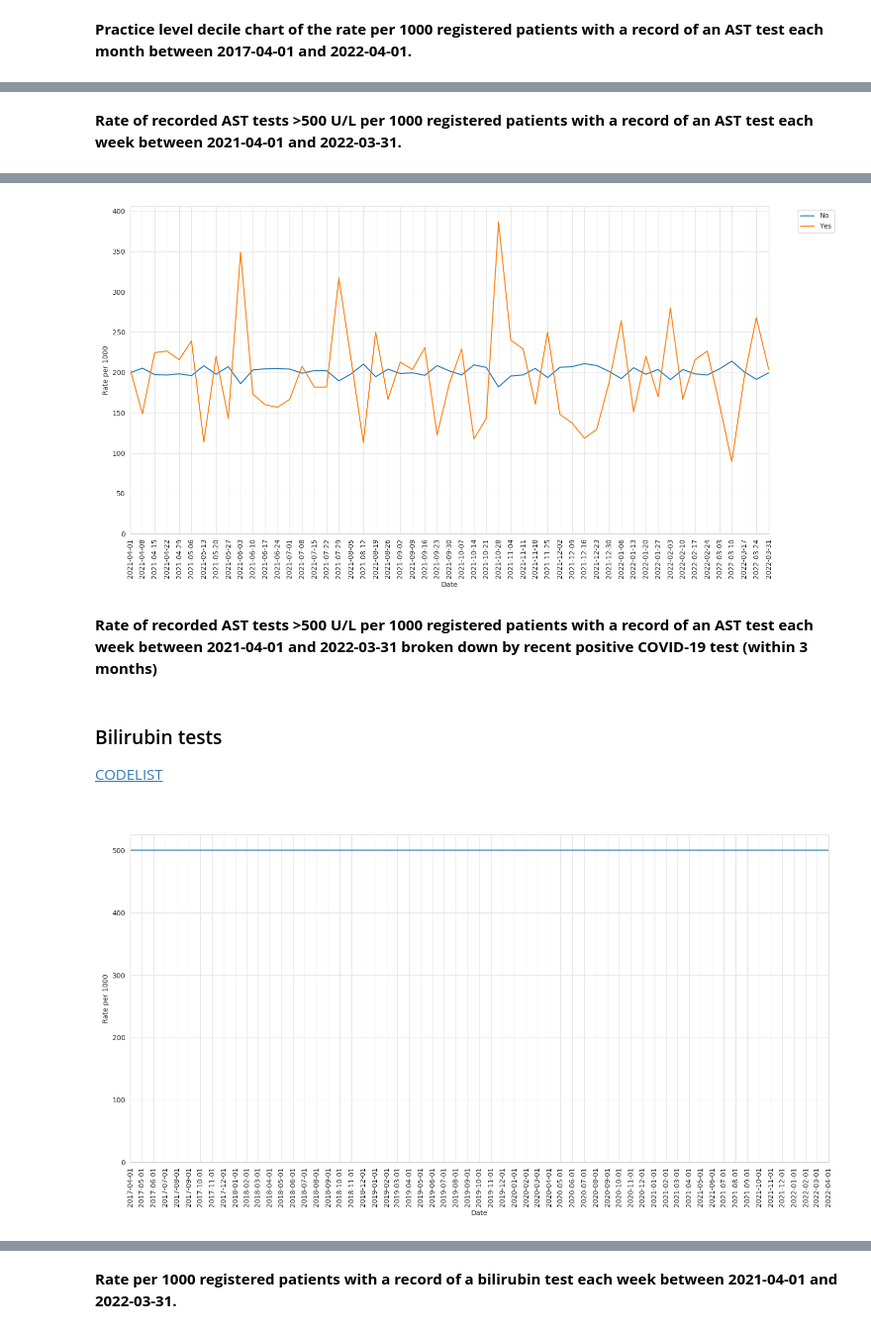
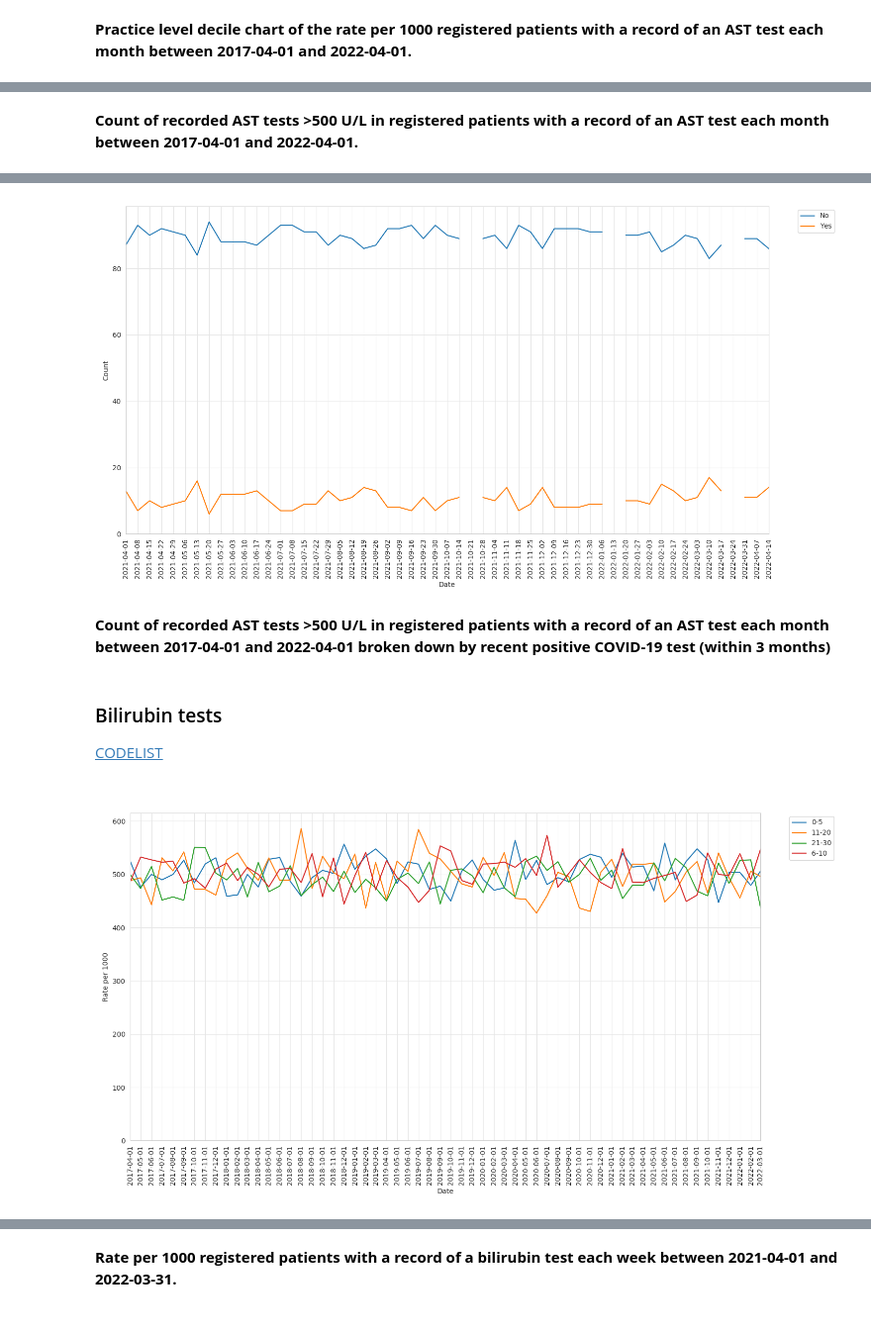
Before and after one commit to opensafely/hepatitis_in_children, a Jupyter notebook: analysis/report.ipynb, the cells around one changed output, grey strips where cells are left out. Shown at 99% size. Drawn from its saved outputs; the diff is of its cells as text; code cells hidden in the pictures.

```diff
--- a/analysis/report.ipynb
+++ b/analysis/report.ipynb
@@ -153,22 +150,22 @@ Image(filename="../output/weekly/plot_ast_oor.png")
 # %% [markdown]
-**Rate of recorded AST tests >500 U/L per 1000 registered patients with a record of an AST test each week between 2021-04-01 and 2022-03-31.**
+**Count of recorded AST tests >500 U/L in registered patients with a record of an AST test each month between 2017-04-01 and 2022-04-01.**
 # %% [markdown]
 <a id="ast_cov"></a>
 # %%
-Image(filename="../output/weekly/plot_ast_oor_recent_cov.png")
+Image(filename="../output/weekly/plot_ast_oor_recent_cov_count.png")
 # %% [output]
-[figure, old version]
+[figure, new version]
 # %% [markdown]
-**Rate of recorded AST tests >500 U/L per 1000 registered patients with a record of an AST test each week between 2021-04-01 and 2022-03-31 broken down by recent positive COVID-19 test (within 3 months)**
+**Count of recorded AST tests >500 U/L in registered patients with a record of an AST test each month between 2017-04-01 and 2022-04-01 broken down by recent positive COVID-19 test (within 3 months)**
 # %% [markdown]
 <a id="bilirubin"></a>
 ### Bilirubin tests
 
 [CODELIST](https://www.opencodelists.org/codelist/user/Louis/bilirubin-tests/17bb98d3/#full-list)
 # %% [markdown]
-<a id="bilirubin_rate"></a>
+<a id="bilirubin_rate_age"></a>
 # %%
-Image(filename="../output/monthly/plot_bilirubin.png")
+Image(filename="../output/monthly/plot_bilirubin_age_band.png")
 # %% [output]
-[figure, old version]
+[figure, new version]
 # %% [markdown]
```
Also changed, not shown: parts of 31 cells of this notebook.
